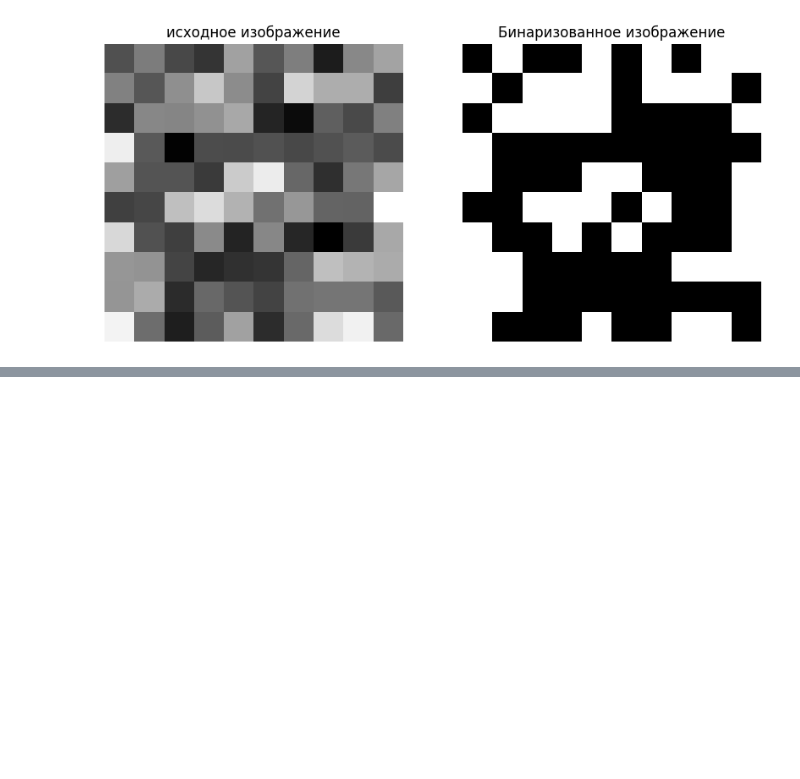
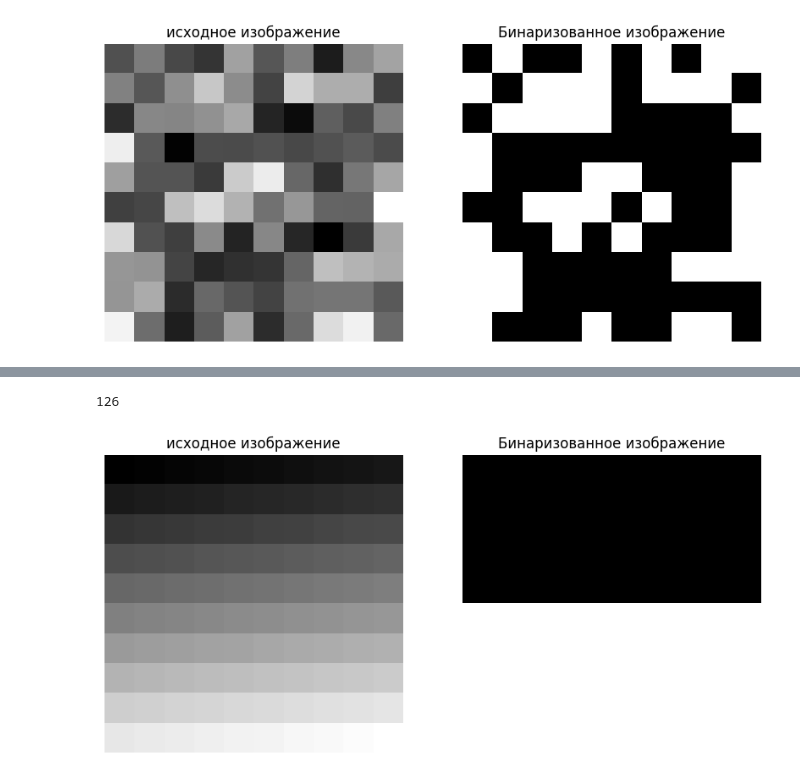
Before and after one commit to pycl/Image-processing-algorithms, a Jupyter notebook: lab1/Lab1-Разработать алгоритм Оцу.ipynb, the cells around one changed output, grey strips where cells are left out. Drawn from its saved outputs; the diff is of its cells as text; code cells hidden in the pictures; blank space fills up the shorter version.

```diff
--- a/Lab1-Разработать алгоритм Оцу.ipynb
+++ b/lab1/Lab1-Разработать алгоритм Оцу.ipynb
@@ -392,0 +442,31 @@ test_noisy_image()
+# %%
+def test_gradient_image():
+    height,width = 10, 10
+    image = []
+    for i in range(height):
+        row = []
+        for j in range(width):
+            value = int((i * width + j) / (height*width-1) *255)
+            pixel = [value,value,value]
+            row.append(pixel)
+        image.append(row)
+
+    binary_image = binaryImage(image)
+    gray_img = RGB2GRAY(image)
+    ori_img = np.array(gray_img,dtype=np.uint8)
+    bin_img = np.array(binary_image,dtype=np.uint8)
+
+
+    fig,axes = plt.subplots(1,2,figsize=(10,5))
+    axes[0].imshow(ori_img,cmap='gray')
+    axes[0].set_title('исходное изображение')
+    axes[0].axis('off')
+
+    axes[1].imshow(bin_img,cmap='gray')
+    axes[1].set_title('Бинаризованное изображение')
+    axes[1].axis('off')
+    plt.show()
+test_gradient_image()
+# %% [output]
+126
+[figure, added]
```
Also changed, not shown: parts of 2 cells of this notebook, 5 other files.
